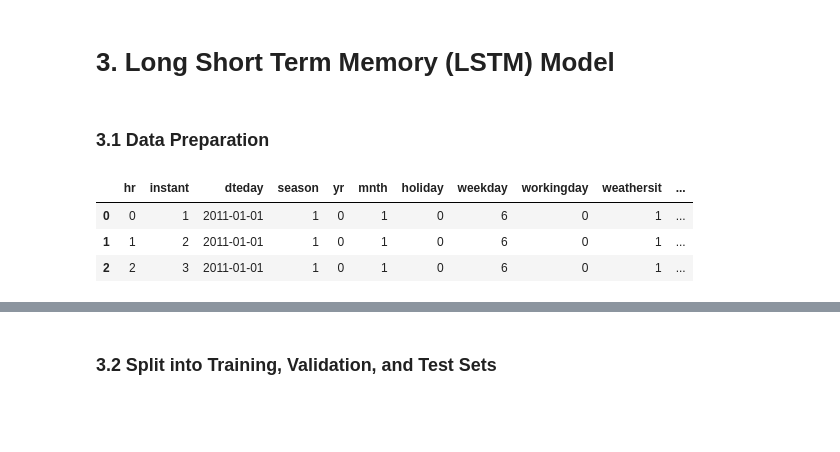
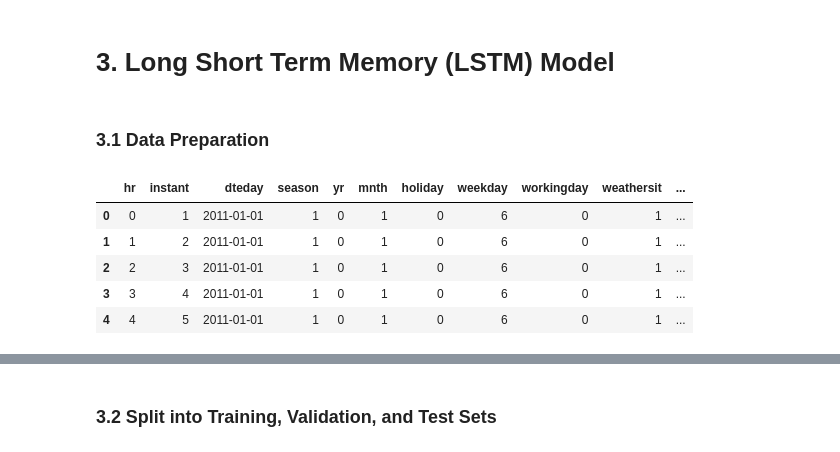
Before and after one commit to ZachOBrien/bikeshare-modelling, a Jupyter notebook: final-project-OBRIEN.ipynb, the cells around one changed output, grey strips where cells are left out. Drawn from its saved outputs; the diff is of its cells as text; code cells hidden in the pictures; blank space fills up the shorter version.

```diff
--- a/final-project-OBRIEN.ipynb
+++ b/final-project-OBRIEN.ipynb
@@ -447,8 +421,6 @@ BEST_MODEL_PERFORMANCES
  'lstm': {'train': 0, 'test': 0}}
 # %% [markdown]
 # 3. Long Short Term Memory (LSTM) Model
-# %% [markdown]
-### 3.1 Data Preparation
 # %%
 import os
 os.environ["TF_CPP_MIN_LOG_LEVEL"] = "3"  # Suppress tensorflow debugging info
@@ -457,6 +429,8 @@ from keras.utils import timeseries_dataset_from_array
 from keras.models import Sequential
 from keras.layers import Dense, LSTM, Dropout
 from keras.optimizers import Adam, SGD
+# %% [markdown]
+### 3.1 Data Preparation
 # %%
 data_file = "data/hour.csv"
 hourly_df = pd.read_csv(data_file)
@@ -464,21 +438,22 @@ hourly_df = pd.read_csv(data_file)
 def nearest_fill_missing_hours(data):
     """Fill missing hours with the nearest available data"""
     data_copy = data.copy()
-    data_copy = (
-        data_copy
-        .set_index("hr")
-        .reindex(list(range(24)), method="nearest")
-        .reset_index())
+    data_copy = (data_copy
+                 .set_index("hr")
+                 .reindex(list(range(24)), method="nearest")
+                 .reset_index())
     return data_copy
 # %%
 # The hourly data has missing values, so fill them with the nearest available data
 hourly_df = hourly_df.groupby("dteday").apply(nearest_fill_missing_hours).reset_index(drop=True)
-hourly_df.head(3)
+hourly_df.head(5)
 # %% [output]
 |  | hr | instant | dteday | season | yr | mnth | holiday | weekday | workingday | weathersit | ... |
 | 0 | 0 | 1 | 2011-01-01 | 1 | 0 | 1 | 0 | 6 | 0 | 1 | ... |
 | 1 | 1 | 2 | 2011-01-01 | 1 | 0 | 1 | 0 | 6 | 0 | 1 | ... |
 | 2 | 2 | 3 | 2011-01-01 | 1 | 0 | 1 | 0 | 6 | 0 | 1 | ... |
+| 3 | 3 | 4 | 2011-01-01 | 1 | 0 | 1 | 0 | 6 | 0 | 1 | ... |
+| 4 | 4 | 5 | 2011-01-01 | 1 | 0 | 1 | 0 | 6 | 0 | 1 | ... |
 # %%
 # We'll need the total count on each day, it is the label
 count_by_day = hourly_df[["dteday", "cnt"]].groupby("dteday").sum()
```
Also changed, not shown: parts of 26 cells of this notebook.
